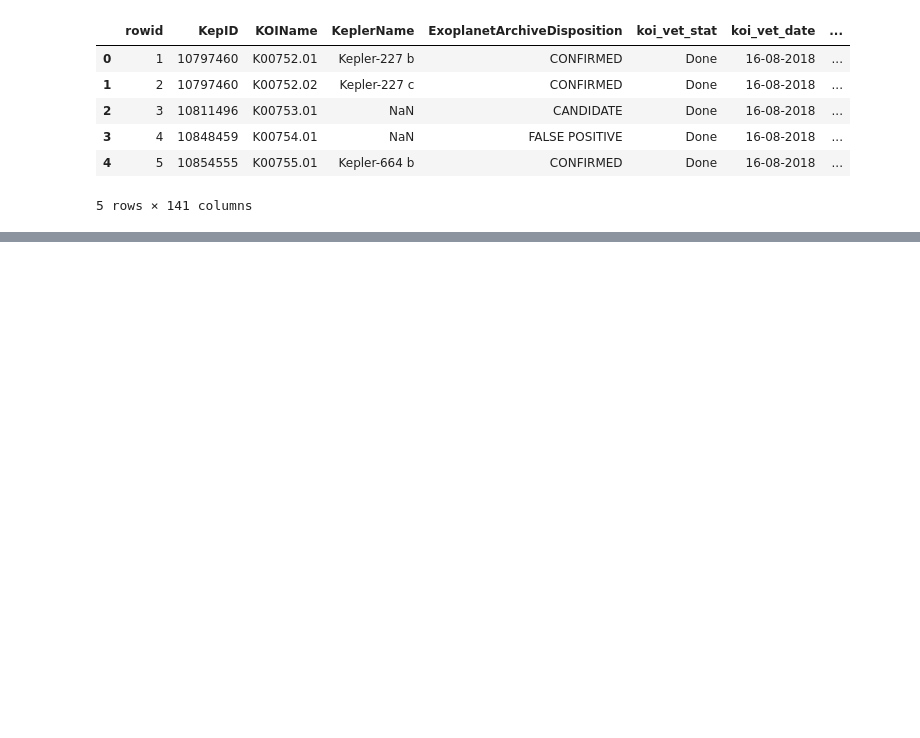
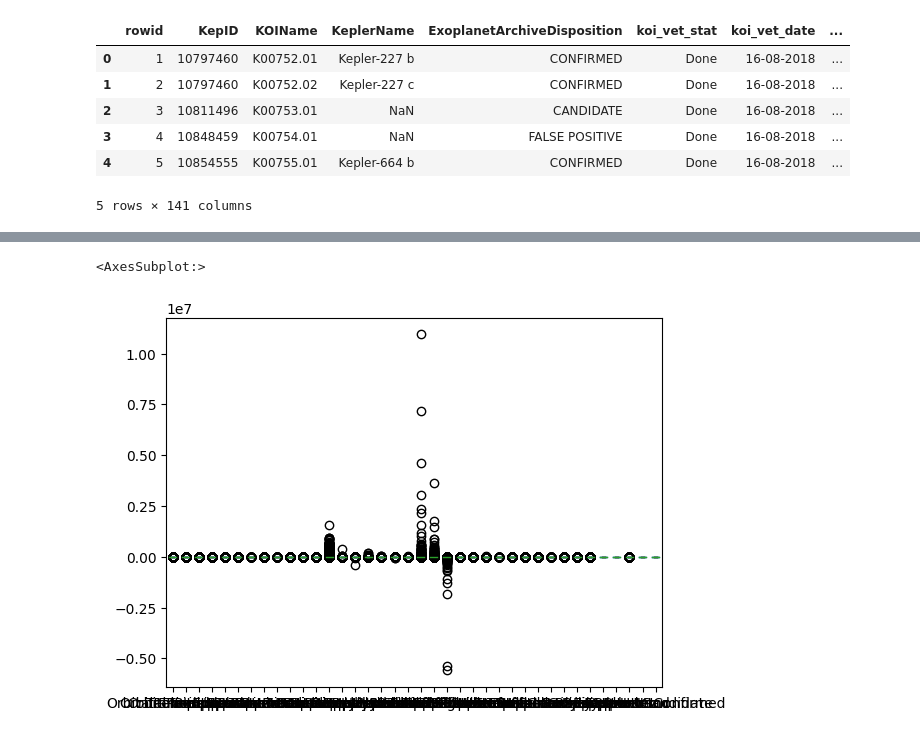
Before and after one commit to shivanshMathur07/exoplanet-detection, a Jupyter notebook: exoPD.ipynb, the cells around one changed output, grey strips where cells are left out. Drawn from its saved outputs; the diff is of its cells as text; code cells hidden in the pictures; blank space fills up the shorter version.

```diff
--- a/exoPD.ipynb
+++ b/exoPD.ipynb
@@ -135,0 +247,5 @@ dtype: bool
+# %%
+selected1.plot(kind='box')
+# %% [output]
+<AxesSubplot:>
+[figure, added]
```
Also changed, not shown: parts of 11 cells of this notebook, 1 other file.
